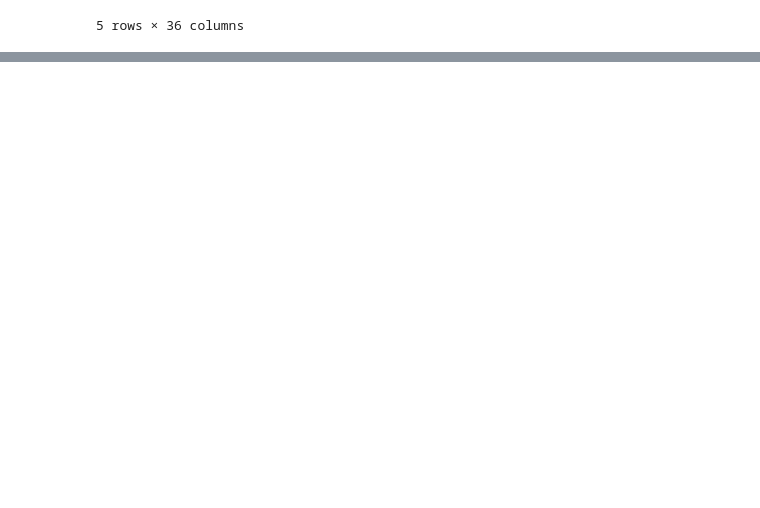
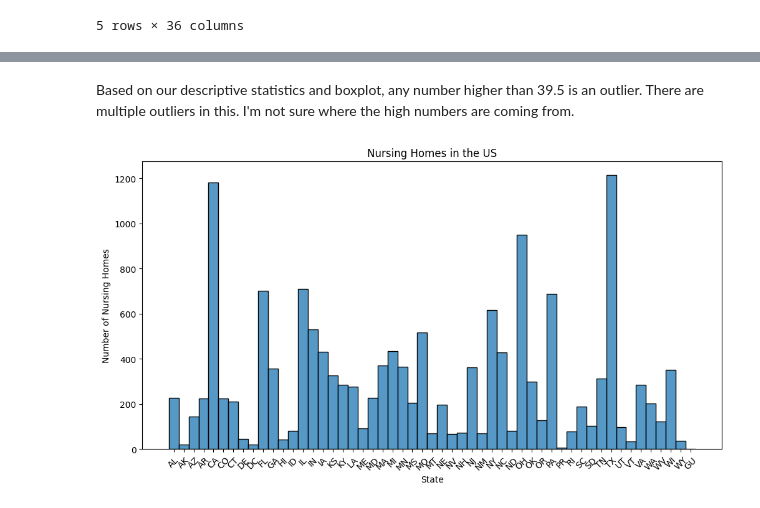
Before and after one commit to l-e13/visualization, a Jupyter notebook: assignment/assignment.ipynb, the cells around one changed output, grey strips where cells are left out. Cells and saved outputs as stored; diff of their text form; code cells hidden in the pictures; blank space fills up the shorter version.

```diff
--- a/assignment/assignment.ipynb
+++ b/assignment/assignment.ipynb
@@ -316,0 +290,17 @@ df_selected.head(20)
+# %%
+dates = df['Week Ending'].unique()
+print(dates)
+
+# i want to focus on 06/07/20, 07/05/20, 08/02/20, 09/06/20, 10/04/20, 11/01/20, 12/06/20 only to make it simple
+
+june = df[df['Week Ending'] == '06/07/20']
+july = df[df['Week Ending'] == '07/05/20']
+august = df[df['Week Ending'] == '08/02/20']
+sept = df[df['Week Ending'] == '09/06/20']
+oct = df[df['Week Ending'] == '10/04/20']
+nov = df[df['Week Ending'] == '11/01/20']
+dec = df[df['Week Ending'] == '12/06/20']
+
+# put all of them in one dataframe
+twentytwenty = pd.concat([june, july, august, sept, oct, nov, dec])
+twentytwenty.tail()
@@ -316,0 +383,15 @@ df_selected.head(20)
+# %% [markdown]
+Based on our descriptive statistics and boxplot, any number higher than 39.5 is an outlier. There are multiple outliers in this. I'm not sure where the high numbers are coming from.
+# %%
+import seaborn as sns
+import matplotlib.pyplot as plt
+
+plt.figure(figsize=(12, 6))
+sns.histplot(dec["Provider State"])
+plt.xticks(rotation=45)
+plt.title('Nursing Homes in the US')
+plt.xlabel('State')
+plt.ylabel('Number of Nursing Homes')
+plt.show()
+# %% [output]
+[figure, added]
```
Also changed, not shown: parts of 17 cells of this notebook.
